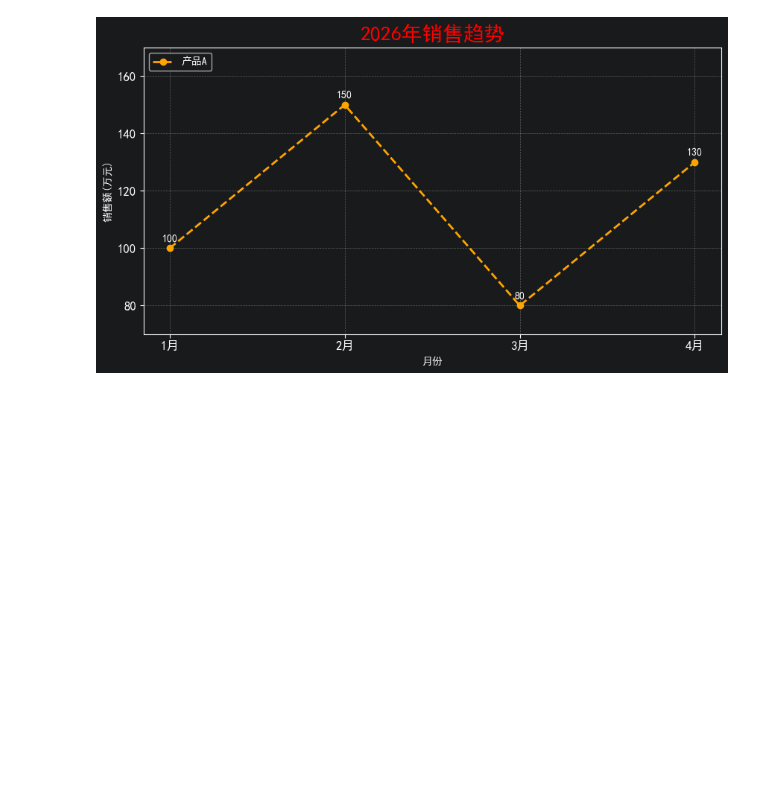
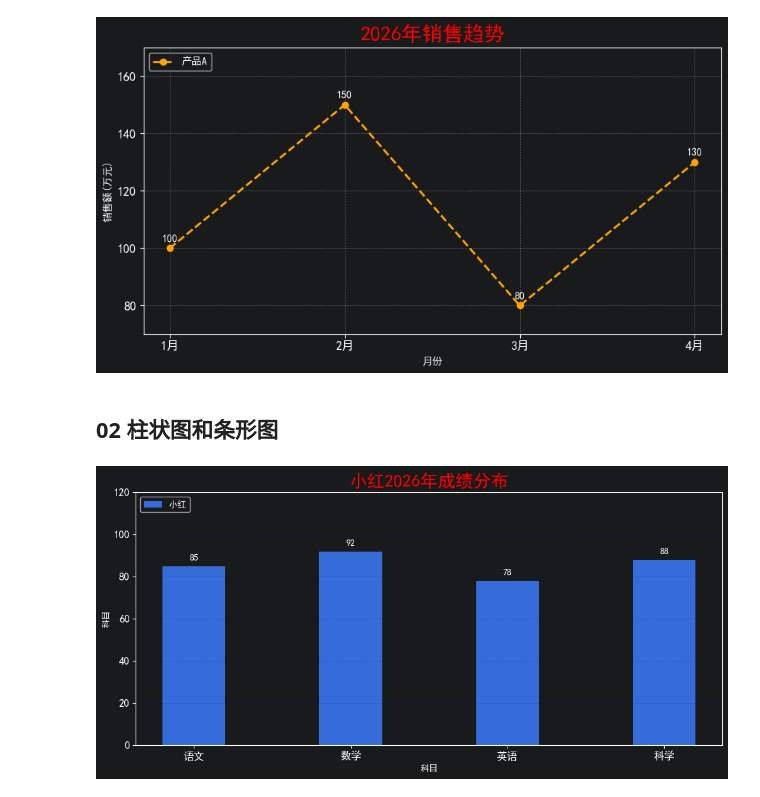
Before and after one commit to zimiao-dev/Python-Data-Analysis-Learning, a Jupyter notebook: 04_data_visualization/matplotlib_basic.ipynb, the cells around one changed output. Drawn from its saved outputs; the diff is of its cells as text; code cells hidden in the pictures; blank space fills up the shorter version.

Commit message:
update matplotlib basic

```diff
--- a/04_data_visualization/matplotlib_basic.ipynb
+++ b/04_data_visualization/matplotlib_basic.ipynb
@@ -57,3 +57,54 @@ for x, y in zip(month, sales):
 plt.show()
 # %% [output]
 [figure]
+# %% [markdown]
+## 02 柱状图和条形图
+# %%
+import matplotlib.pyplot as plt
+from fontTools.diff import color
+from matplotlib import rcParams
+
+# rcParams['font.family'] = 'SimHei' # 设置字体
+rcParams['font.sans-serif'] = 'SimHei'
+# %%
+# 设置图表画布大小
+plt.figure(figsize=(10, 5))
+
+# 绘图数据
+subjects = ['语文', '数学', '英语', '科学']
+scores = [85, 92, 78, 88]
+
+# 绘制柱状图
+plt.bar(subjects, scores, label='小红', width=0.4)
+
+# 设置标题
+plt.title('小红2026年成绩分布', color='red', fontsize=20)
+
+# 设置坐标轴标签
+plt.xlabel('科目', fontsize=10)
+plt.ylabel('科目', fontsize=10)
+
+# 添加图例
+plt.legend(loc='upper left')
+
+# 添加网格线
+plt.grid(axis='y', alpha=0.3, color='blue', linestyle='--')
+
+# 设置刻度字体
+plt.xticks(rotation=0, fontsize=12)
+plt.yticks(rotation=0, fontsize=12)
+
+# 设置 y 轴范围
+plt.ylim(0, 120)
+
+# 每个数据点上显示数值
+for x, y in zip(subjects, scores):
+    plt.text(x, y + 2, str(y), ha='center', va='bottom', fontsize=10)
+
+# 自动优化排版
+plt.tight_layout()
+
+# 显示图表
+plt.show()
+# %% [output]
+[figure, added]
```
Also changed, not shown: parts of 1 cell of this notebook.
